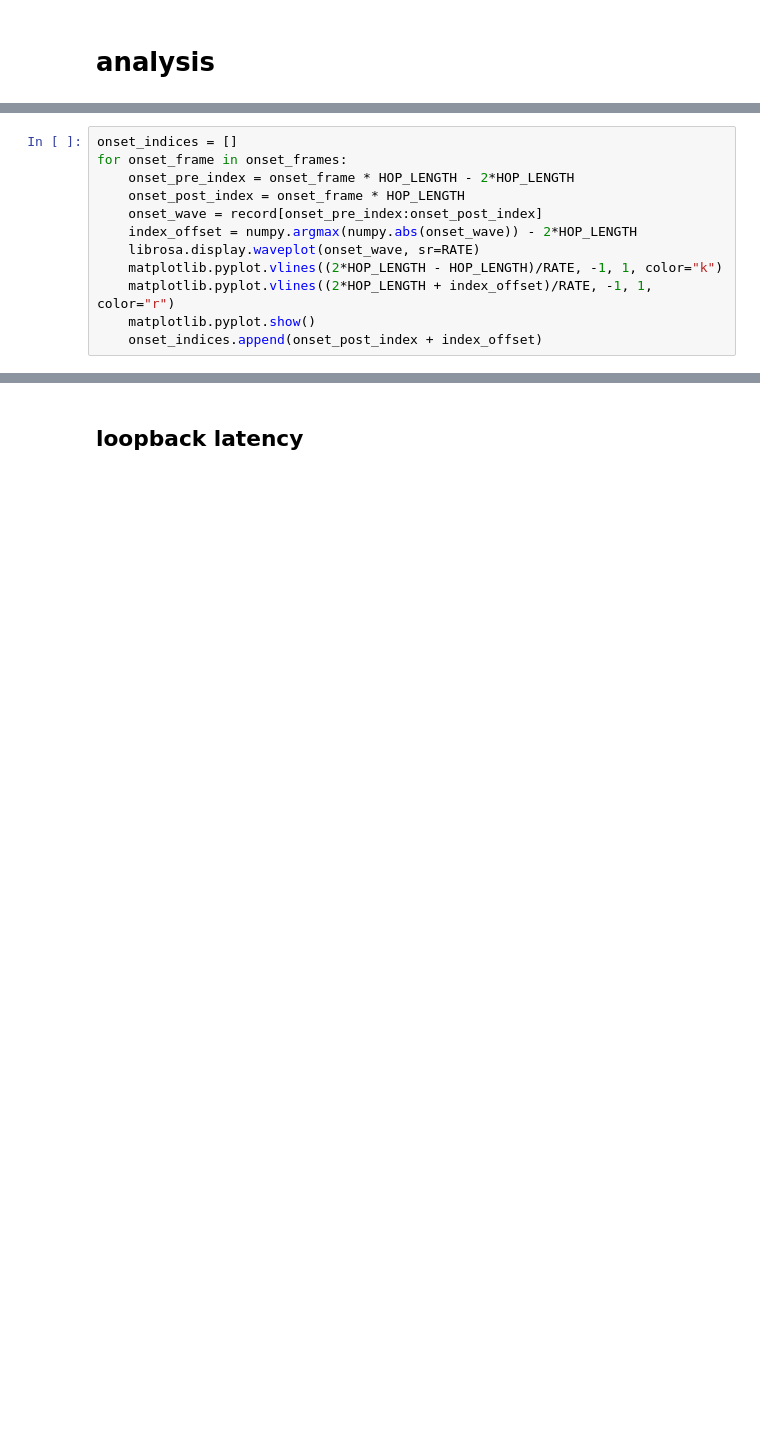
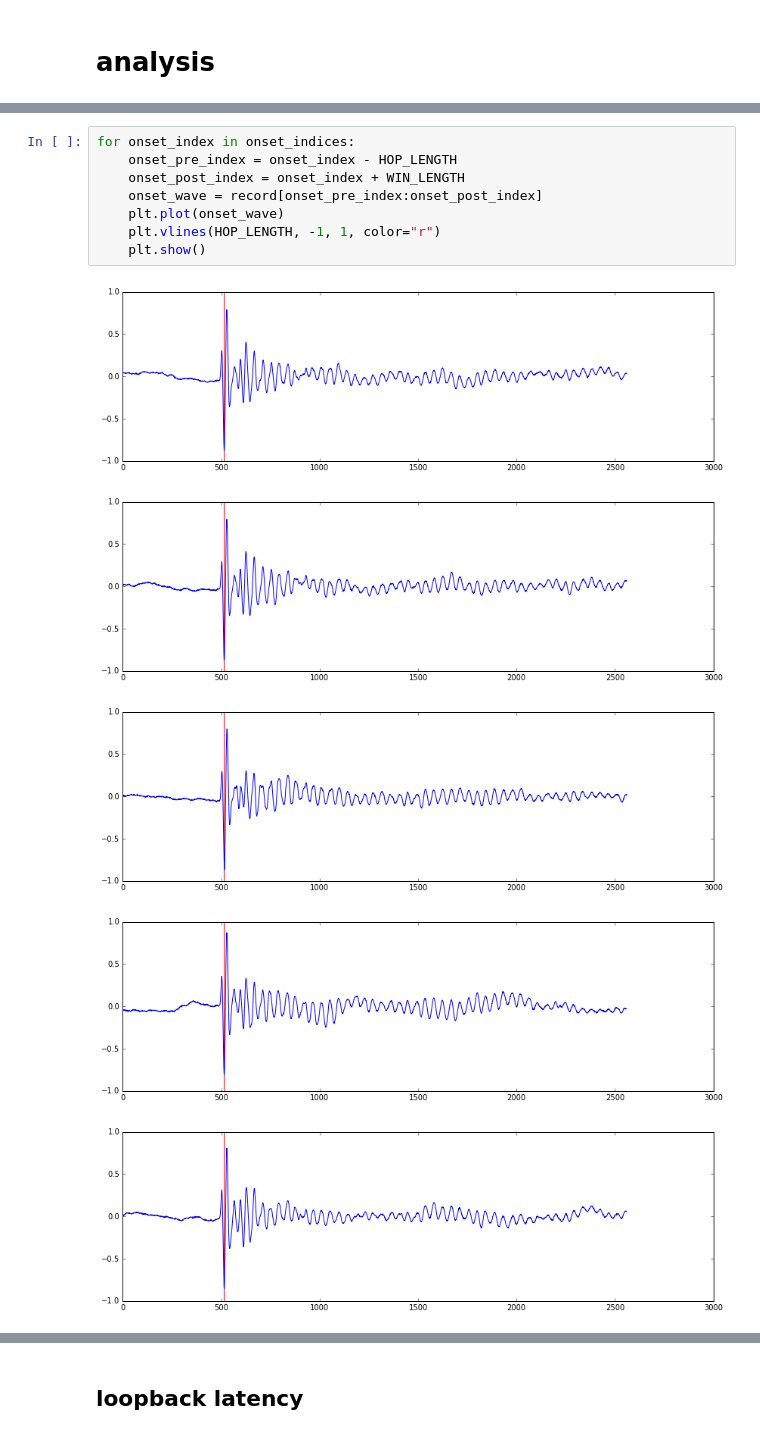
Before and after one commit to worldmaker18349276/K-AIKO, a Jupyter notebook: pyaudio_loopback.ipynb, the cells around one changed output, grey strips where cells are left out. Cells and saved outputs as stored; diff of their text form; blank space fills up the shorter version.

```diff
--- a/pyaudio_loopback.ipynb
+++ b/pyaudio_loopback.ipynb
@@ -136,12 +138,0 @@ matplotlib.pyplot.show()
-# %%
-onset_indices = []
-for onset_frame in onset_frames:
-    onset_pre_index = onset_frame * HOP_LENGTH - 2*HOP_LENGTH
-    onset_post_index = onset_frame * HOP_LENGTH
-    onset_wave = record[onset_pre_index:onset_post_index]
-    index_offset = numpy.argmax(numpy.abs(onset_wave)) - 2*HOP_LENGTH
-    librosa.display.waveplot(onset_wave, sr=RATE)
-    matplotlib.pyplot.vlines((2*HOP_LENGTH - HOP_LENGTH)/RATE, -1, 1, color="k")
-    matplotlib.pyplot.vlines((2*HOP_LENGTH + index_offset)/RATE, -1, 1, color="r")
-    matplotlib.pyplot.show()
-    onset_indices.append(onset_post_index + index_offset)
@@ -161,0 +139,14 @@ for onset_frame in onset_frames:
+# %%
+for onset_index in onset_indices:
+    onset_pre_index = onset_index - HOP_LENGTH
+    onset_post_index = onset_index + WIN_LENGTH
+    onset_wave = record[onset_pre_index:onset_post_index]
+    plt.plot(onset_wave)
+    plt.vlines(HOP_LENGTH, -1, 1, color="r")
+    plt.show()
+# %% [output]
+[figure, added]
+[figure, added]
+[figure, added]
+[figure, added]
+[figure, added]
```
Also changed, not shown: parts of 17 cells of this notebook.
